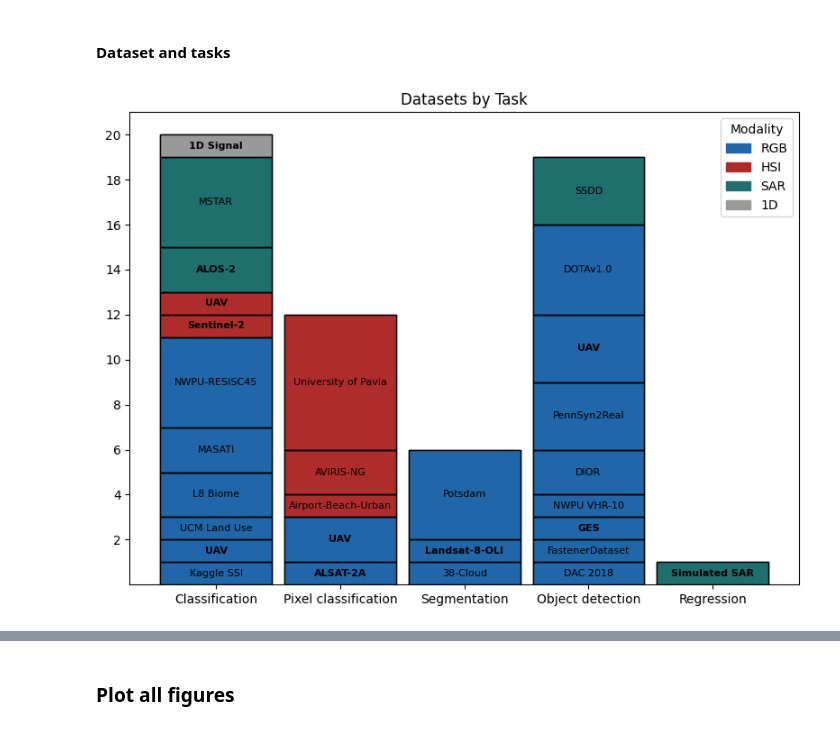
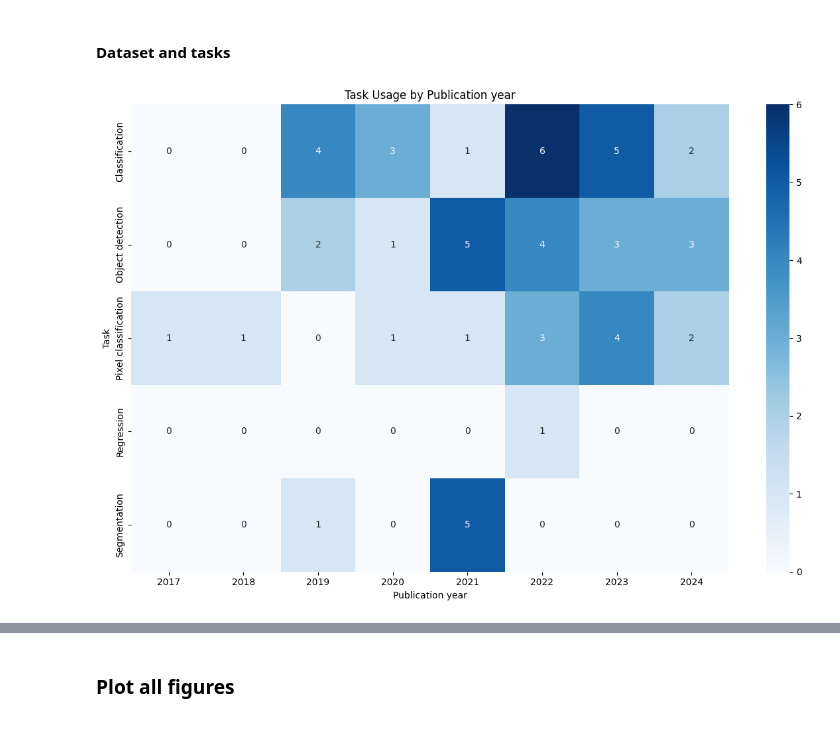
Before and after one commit to CedricLeon/Survey_RS-ML-FPGA, a Jupyter notebook: notebooks/Zotero_review_analysis.ipynb, the cells around one changed output, grey strips where cells are left out. Drawn from its saved outputs; the diff is of its cells as text; code cells hidden in the pictures.

```diff
--- a/notebooks/Zotero_review_analysis.ipynb
+++ b/notebooks/Zotero_review_analysis.ipynb
@@ -1524,7 +1927,6 @@ def plot_datasets_v1_tree_map(df):
 
 # plot_datasets_v1_tree_map(allModelsDF[["Task", "Dataset"]])
 # %%
-
 def plot_datasets_v2_stacked_bar_chart(dataframe):
     """_summary_
     Function to plot a stacked bar chart of datasets grouped by Task.
@@ -1565,10 +1967,10 @@ def plot_datasets_v2_stacked_bar_chart(dataframe):
     modalityOrder.extend(otherModalities)
 
     modalityColors = {
-        'RGB': '#2066a8',
-        'HSI': '#af2c2c',
-        'SAR': '#1f6f6f',
-        '1D': '#999999',
+        'RGB': '#6293c2',
+        'HSI': '#c66b6b',
+        'SAR': '#629a9a',
+        '1D': '#bbd8d8',
     }
 
     # Plotting
@@ -1576,6 +1978,8 @@ def plot_datasets_v2_stacked_bar_chart(dataframe):
 
     barWidth = 0.9  # Make the bars wider
     xPositions = np.arange(len(taskOrder))
+
+    TotalCounts = datasetCounts.groupby('Task')['Count'].sum().reindex(taskOrder).tolist()
 
     for index, task in enumerate(taskOrder):
         # Get datasets and counts for this task
@@ -1641,21 +2045,61 @@ def plot_datasets_v2_stacked_bar_chart(dataframe):
         for y in cumCounts[1:-1]:  # Exclude first (0) and last (total)
             ax.hlines(y, xLeft, xRight, colors='black', linewidth=1)
 
+    # Add total count labels on top of each yearly bar
+    for i, total in enumerate(TotalCounts):
+        ax.text(i, TotalCounts[i] + 0.1, f"{int(TotalCounts[i])}", ha='center', va='bottom')
+
     # Create legend for modalities in the specified order
     handles = [
         mpatches.Patch(color=modalityColors[modality], label=modality)
         for modality in modalityOrder if modality in modalityColors
     ]
-    ax.legend(handles=handles, title='Modality', loc='upper right')
+    ax.legend(
+        handles=handles,
+        title='Modality',
+        loc='upper right',
+        title_fontsize=12,     # Increase the title font size
+        fontsize=10,           # Increase the label font size
+        borderpad=1,           # Increase the padding between the border and the content
+        labelspacing=1,        # Increase the vertical space between labels
+        handlelength=2,        # Increase the length of the legend handles
+        handletextpad=0.8,     # Increase space between handle and text
+        borderaxespad=1.05      # Increase the space between the legend and the axes
+    )
 
-    ax.set_yticks(range(2, 22, 2))
+    ax.set_yticks(range(0, 21, 5))
     ax.set_xticks(xPositions)
     ax.set_xticklabels(taskOrder)
-    ax.set_title('Datasets by Task')
+    ax.set_title('Dataset counts by Task')
 
     plt.tight_layout()
     plt.show()
 
 # plot_datasets_v2_stacked_bar_chart(allModelsDF[['Task', 'Dataset', 'Modality']])
-# %% [output]
-[figure, removed]
+# %%
+def plot_task_usage_heatmap(DataFrame):
+    """
+    Plot a heatmap showing the number of times each Task was used per Publication year.
+
+    Args:
+        DataFrame (DataFrame): A DataFrame containing 'Task' and 'Publication year' columns.
+    """
+    # Prepare the data
+    Counts = DataFrame.groupby(['Publication year', 'Task']).size().reset_index(name='Count')
+    PivotDF = Counts.pivot(index='Task', columns='Publication year', values='Count').fillna(0)
+    PivotDF = PivotDF.sort_index()
+    PivotDF = PivotDF.reindex(sorted(PivotDF.columns), axis=1)
+
+    # Plotting
+    plt.figure(figsize=(12, 8))
+    sns.heatmap(PivotDF, annot=True, fmt='g', cmap='Blues')
+    plt.title('Task Usage by Publication year')
+    plt.xlabel('Publication year')
+    plt.ylabel('Task')
+    plt.tight_layout()
+    plt.show()
+
+# Example usage
+plot_task_usage_heatmap(allModelsDF[['Task', 'Publication year']])
+# %% [output]
+[figure, added]
```
Also changed, not shown: parts of 30 cells of this notebook.
